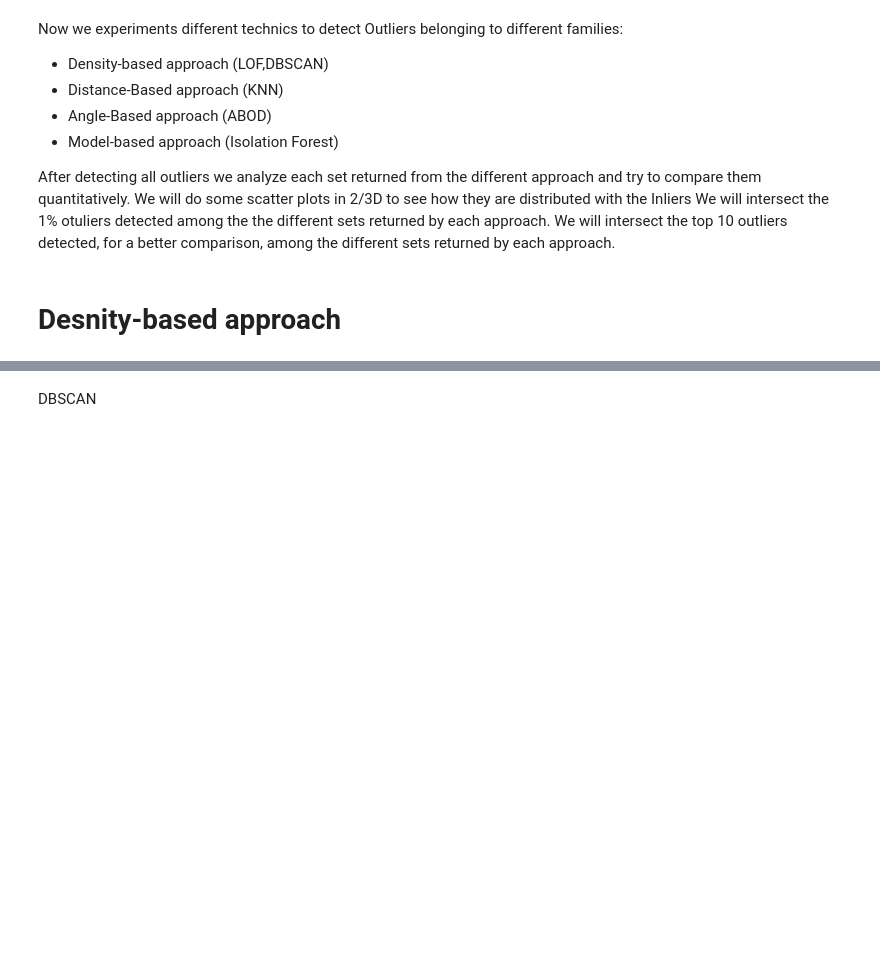
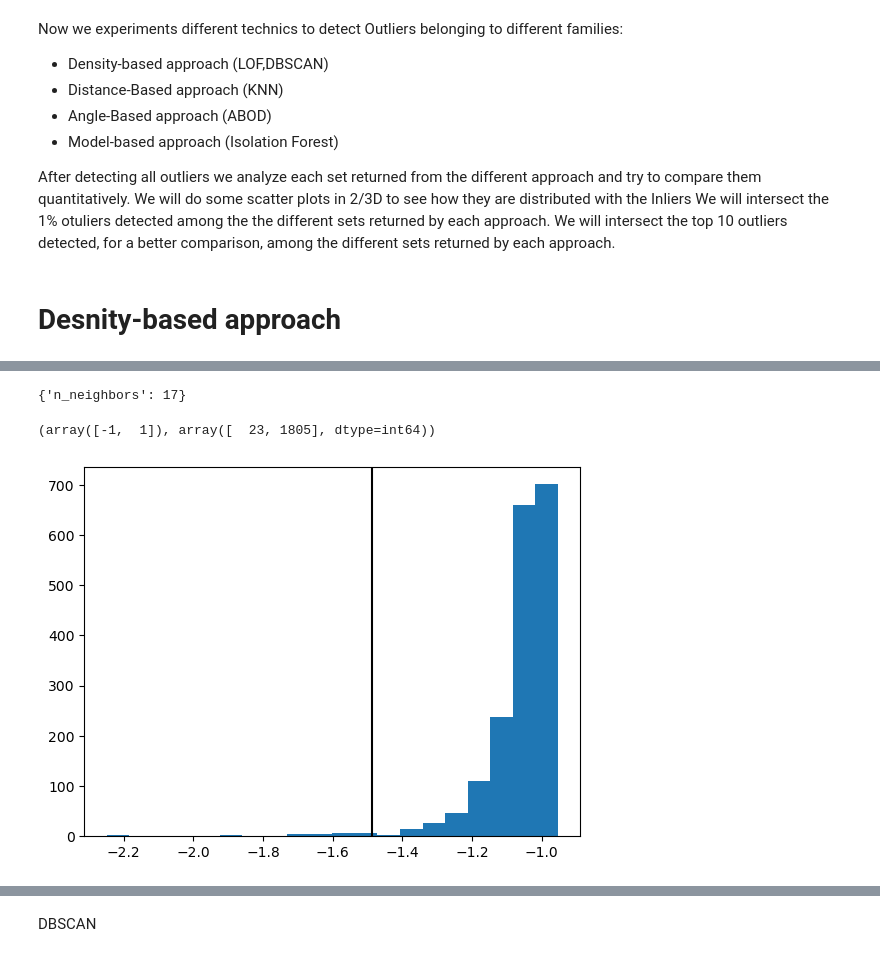
Before and after one commit to Diabelny/Data-Mining-2, a Jupyter notebook: Task1_OutlierDetection/OutDet.ipynb, the cells around one changed output, grey strips where cells are left out. Saved outputs shown, nothing was run; the diff lists cells and outputs as text; code cells hidden in the pictures; blank space fills up the shorter version.

```diff
--- a/Task1_OutlierDetection/OutDet.ipynb
+++ b/Task1_OutlierDetection/OutDet.ipynb
@@ -94,0 +144,17 @@ LOF
+# %%
+grid.best_params_
+# %% [output]
+{'n_neighbors': 17}
+# %%
+clf_LOF = LocalOutlierFactor(n_neighbors = 17)
+y_pred = clf_LOF.fit_predict(train)
+y_outliers = train[y_pred==-1]
+np.unique(y_pred, return_counts=True)
+# %% [output]
+(array([-1,  1]), array([  23, 1805], dtype=int64))
+# %%
+plt.hist(clf_LOF.negative_outlier_factor_, bins=20)
+plt.axvline(np.min(clf_LOF.negative_outlier_factor_[np.where(y_pred==1)]), c='k')
+plt.show()
+# %% [output]
+[figure, added]
```
Also changed, not shown: parts of 12 cells of this notebook.
